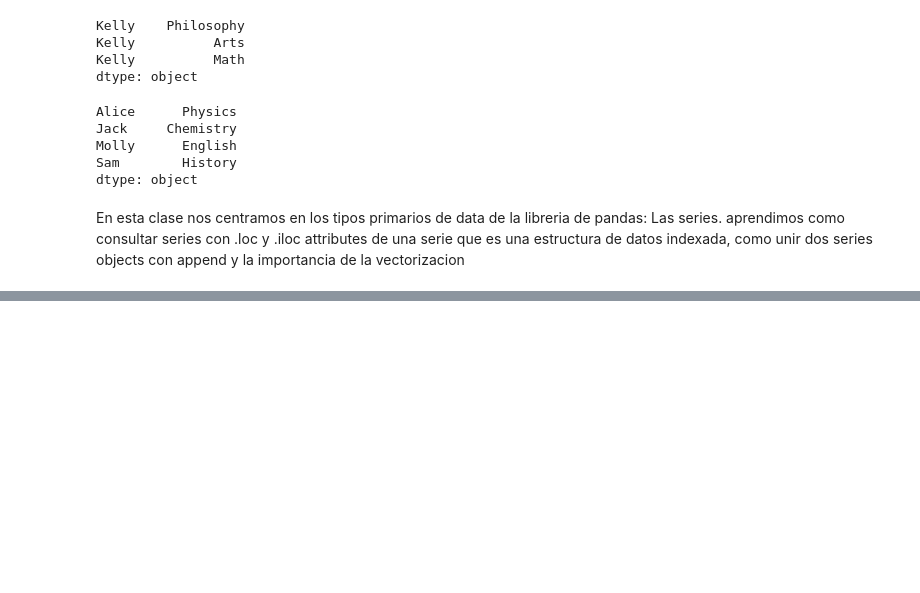
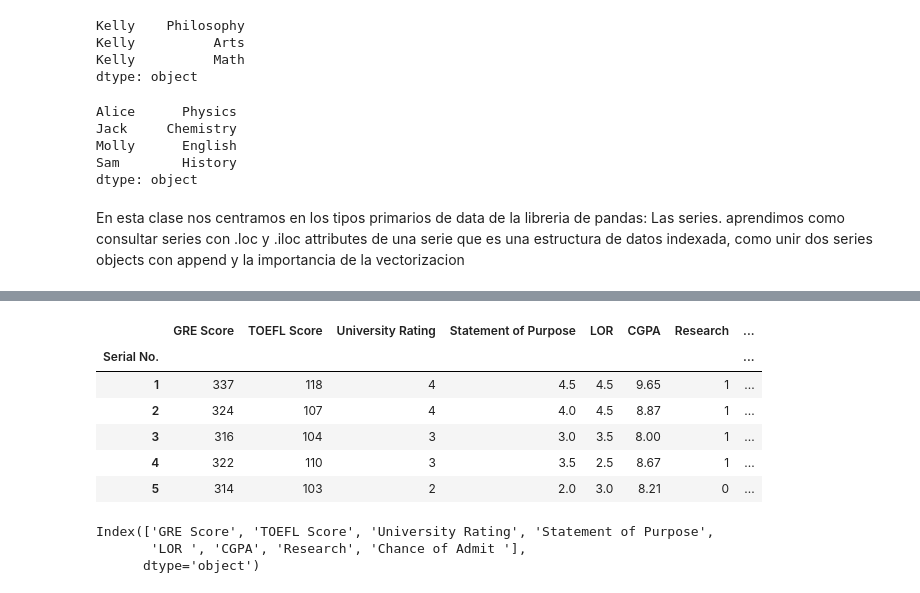
Before and after one commit to jmelendezgeo/Apuntes-Data-Science, a Jupyter notebook: Applied Data Science with Python - Coursera Specialization /Introduction To Data Science/Semana-2.ipynb, the cells around one changed output, grey strips where cells are left out. Drawn from its saved outputs; the diff is of its cells as text; code cells hidden in the pictures; blank space fills up the shorter version.

```diff
--- a/Applied Data Science with Python - Coursera Specialization /Introduction To Data Science/Semana-2.ipynb
+++ b/Applied Data Science with Python - Coursera Specialization /Introduction To Data Science/Semana-2.ipynb
@@ -537,0 +855,31 @@ El DataFrame es conceptualmente un objeto de Series de dos dimensiones donde hay
+# %%
+# Notamos que hay dos columnas SOP y LOR que probablemente no todos sepan que significa.
+# Vamos a cambiar nuestros nombres de columnas para hacer esto mas claro. En Pandas, podemos usar rename()
+# Esto toma un parametro llamado columns, en el que necesitamos pasar en un diccionario donde las keys son
+# los antiguos nombres y los values es el nuevo nombre de la columna correspondiente
+
+new_df = df.rename(columns= { 'GRE Score': 'GRE Score', 'TOEFL Score': 'TOEFL Score',
+                            'University Rating': 'University Rating', 'SOP': 'Statement of Purpose',
+                            'LOR': 'Letter of Recommendation', 'CGPA':'CGPA', 'Research':'Research',
+                            'Chance of Admit':'Chance of Admit'})
+
+new_df.head()
+# %% [output]
+|  | GRE Score | TOEFL Score | University Rating | Statement of Purpose | LOR | CGPA | Research | ... |
+| Serial No. |  |  |  |  |  |  |  | ... |
+| 1 | 337 | 118 | 4 | 4.5 | 4.5 | 9.65 | 1 | ... |
+| 2 | 324 | 107 | 4 | 4.0 | 4.5 | 8.87 | 1 | ... |
+| 3 | 316 | 104 | 3 | 3.0 | 3.5 | 8.00 | 1 | ... |
+| 4 | 322 | 110 | 3 | 3.5 | 2.5 | 8.67 | 1 | ... |
+| 5 | 314 | 103 | 2 | 2.0 | 3.0 | 8.21 | 0 | ... |
+# %%
+# Vemos que se cambio SOP pero no se cambio LOR. Por que pasa esto??
+
+# Primero, debemos asegurarnos que nuestros colun names estan escritos correctamente. Para eso usamos el atributo
+# de columns
+
+new_df.columns
+# %% [output]
+Index(['GRE Score', 'TOEFL Score', 'University Rating', 'Statement of Purpose',
+       'LOR ', 'CGPA', 'Research', 'Chance of Admit '],
+      dtype='object')
```
Also changed, not shown: parts of 29 cells of this notebook.
